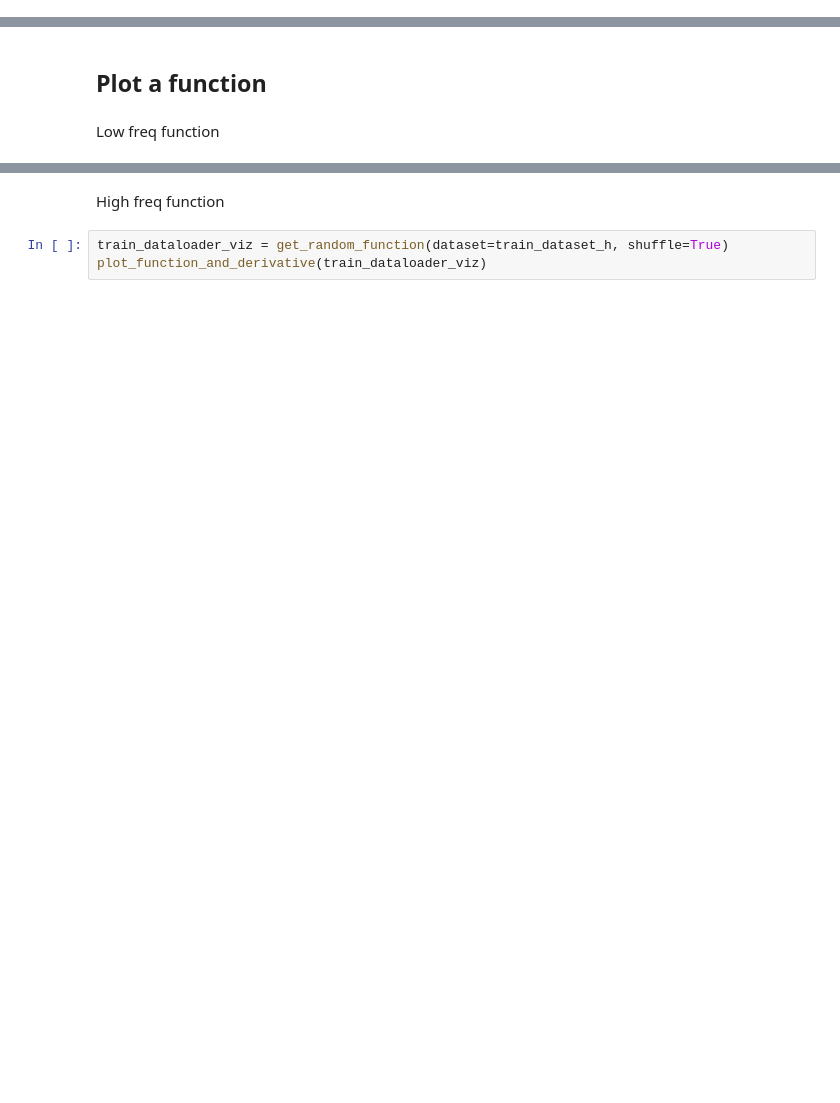
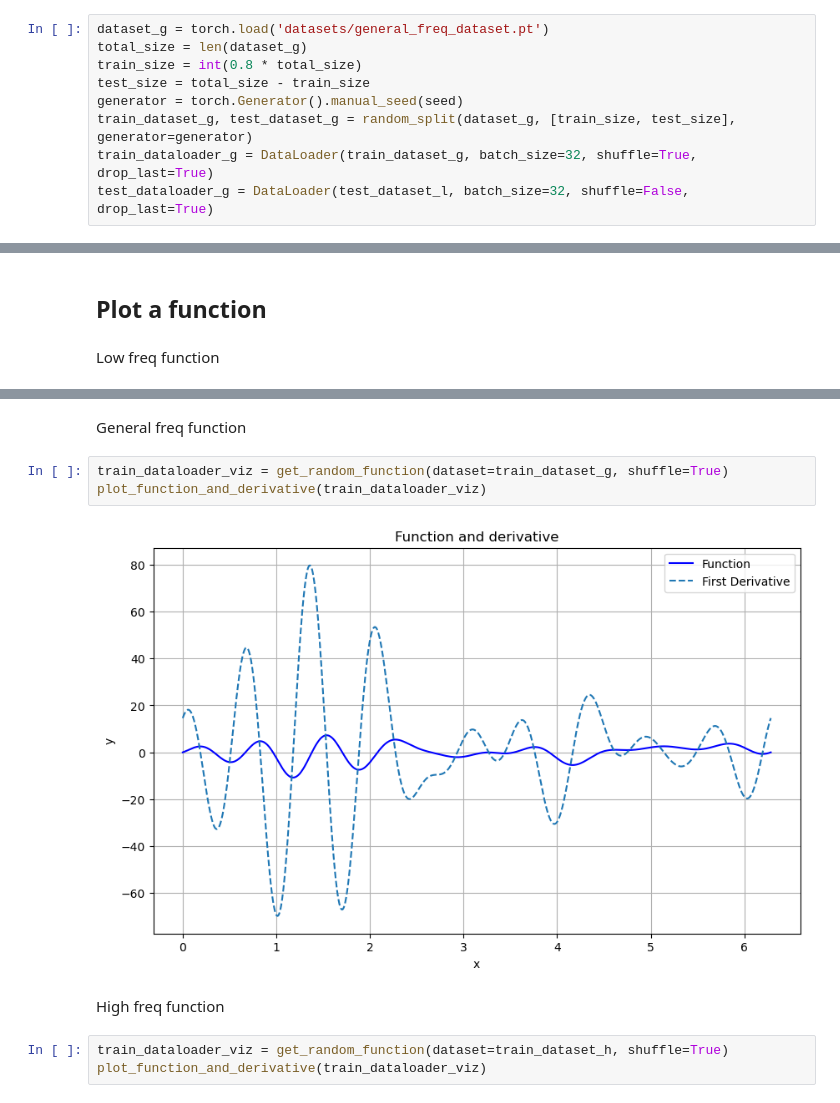
Before and after one commit to ewang26/multistage, a Jupyter notebook: spectral_bias_experiments.ipynb, the cells around one changed output, grey strips where cells are left out. Saved outputs shown, nothing was run; the diff lists cells and outputs as text; blank space fills up the shorter version.

```diff
--- a/spectral_bias_experiments.ipynb
+++ b/spectral_bias_experiments.ipynb
@@ -142,3 +172,12 @@ torch.save(high_freq_dataset, 'datasets/high_freq_dataset.pt')
+# %%
+dataset_g = torch.load('datasets/general_freq_dataset.pt')
+total_size = len(dataset_g)
+train_size = int(0.8 * total_size)
+test_size = total_size - train_size
+generator = torch.Generator().manual_seed(seed)
+train_dataset_g, test_dataset_g = random_split(dataset_g, [train_size, test_size], generator=generator)
+train_dataloader_g = DataLoader(train_dataset_g, batch_size=32, shuffle=True, drop_last=True)
+test_dataloader_g = DataLoader(test_dataset_l, batch_size=32, shuffle=False, drop_last=True)
 # %% [markdown]
 Low frequency dataset
 # %%
@@ -202,3 +240,10 @@ plot_function_and_derivative(train_dataloader_viz)
+# %% [markdown]
+General freq function
+# %%
+train_dataloader_viz = get_random_function(dataset=train_dataset_g, shuffle=True)
+plot_function_and_derivative(train_dataloader_viz)
+# %% [output]
+[figure, added]
 # %% [markdown]
 High freq function
 # %%
```
Also changed, not shown: parts of 46 cells of this notebook, 2 other files.
